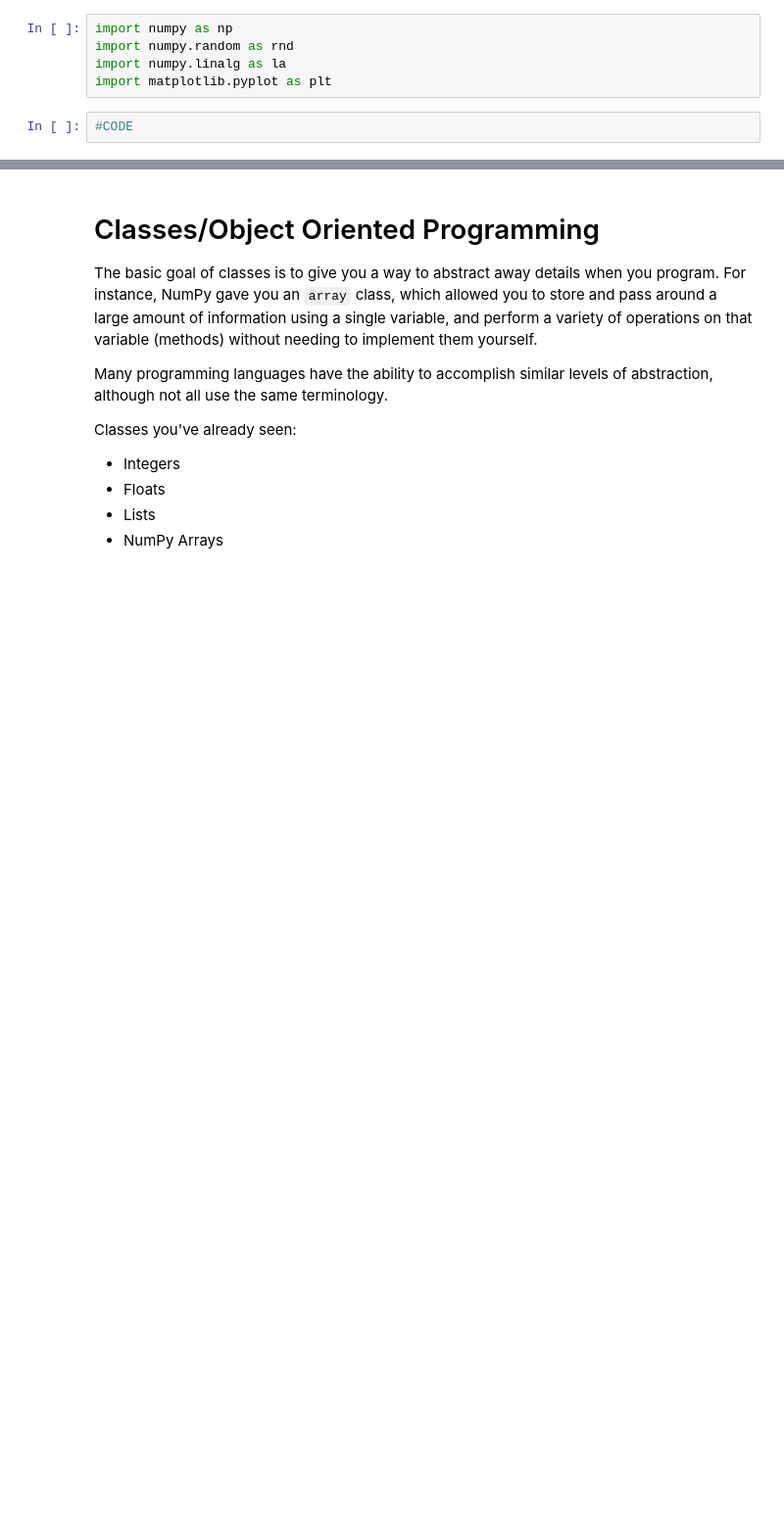
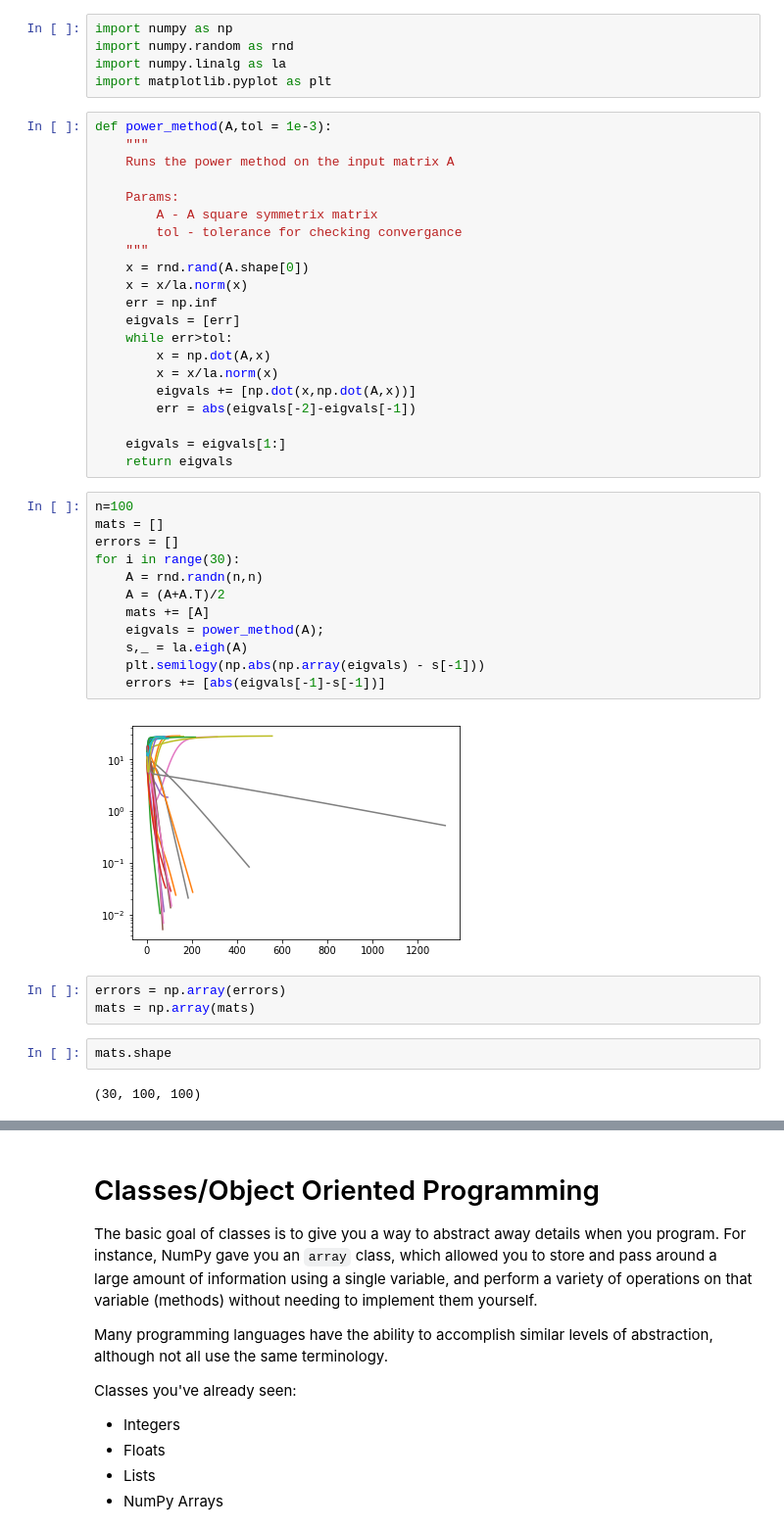
Before and after one commit to icme/cme193, a Jupyter notebook: nb/2019_winter/Lecture_3.ipynb, the cells around one changed output, grey strips where cells are left out. Shown at 98% size. Saved outputs shown, nothing was run; the diff lists cells and outputs as text; blank space fills up the shorter version.

```diff
--- a/nb/2019_winter/Lecture_3.ipynb
+++ b/nb/2019_winter/Lecture_3.ipynb
@@ -38,5 +38,45 @@ import numpy as np
 import numpy.random as rnd
 import numpy.linalg as la
 import matplotlib.pyplot as plt
-# %%
-#CODE
+# %%
+def power_method(A,tol = 1e-3):
+    """
+    Runs the power method on the input matrix A
+
+    Params:
+        A - A square symmetrix matrix
+        tol - tolerance for checking convergance
+    """
+    x = rnd.rand(A.shape[0])
+    x = x/la.norm(x)
+    err = np.inf
+    eigvals = [err]
+    while err>tol:
+        x = np.dot(A,x)
+        x = x/la.norm(x)
+        eigvals += [np.dot(x,np.dot(A,x))]
+        err = abs(eigvals[-2]-eigvals[-1])
+
+    eigvals = eigvals[1:]
+    return eigvals
+# %%
+n=100
+mats = []
+errors = []
+for i in range(30):
+    A = rnd.randn(n,n)
+    A = (A+A.T)/2
+    mats += [A]
+    eigvals = power_method(A);
+    s,_ = la.eigh(A)
+    plt.semilogy(np.abs(np.array(eigvals) - s[-1]))
+    errors += [abs(eigvals[-1]-s[-1])]
+# %% [output]
+[figure, added]
+# %%
+errors = np.array(errors)
+mats = np.array(mats)
+# %%
+mats.shape
+# %% [output]
+(30, 100, 100)
```
Also changed, not shown: parts of 12 cells of this notebook.
